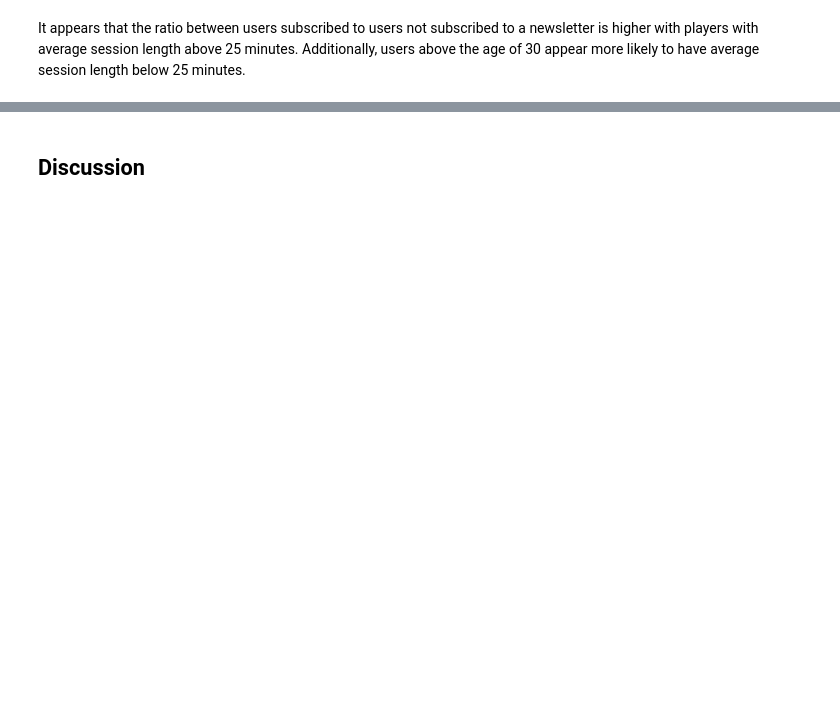
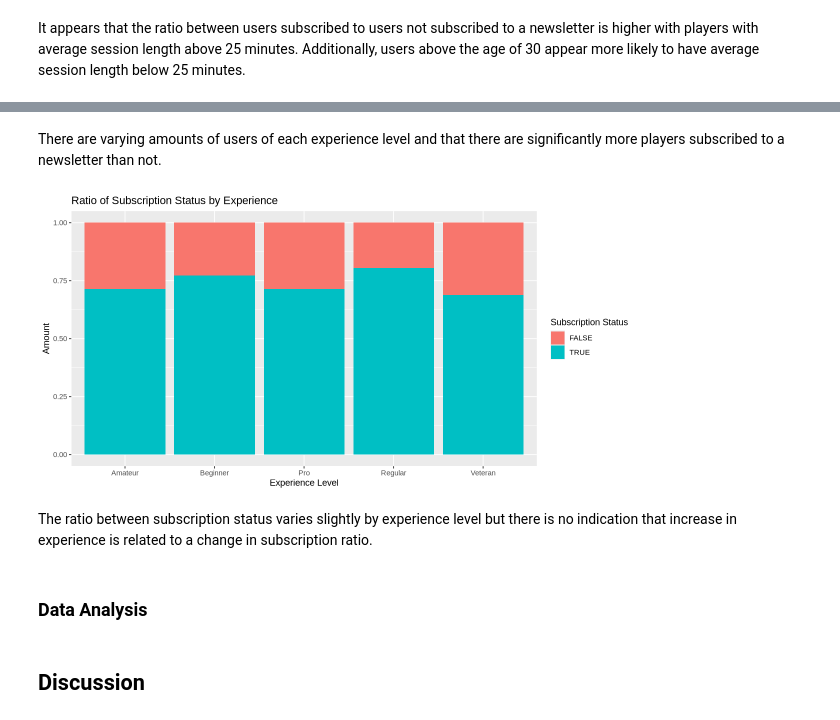
Before and after one commit to skylv777/dsci100_group_project, a Jupyter notebook: group_project.ipynb, the cells around one changed output, grey strips where cells are left out. Drawn from its saved outputs; the diff is of its cells as text; code cells hidden in the pictures; blank space fills up the shorter version.

```diff
--- a/group_project.ipynb
+++ b/group_project.ipynb
@@ -205,0 +244,18 @@ average_age_experience_plot
+# %% [markdown]
+There are varying amounts of users of each experience level and that there are significantly more players subscribed to a newsletter than not.
+# %%
+options(repr.plot.height = 5, repr.plot.width = 10)
+experience_ratio <- players_data |>
+        ggplot(aes(x = experience)) +
+        geom_bar(aes(fill = subscribe), position = "fill") +
+        ggtitle("Ratio of Subscription Status by Experience") +
+        labs(x = "Experience Level",
+             y = "Amount",
+             fill = "Subscription Status")
+experience_ratio
+# %% [output]
+[figure, added]
+# %% [markdown]
+The ratio between subscription status varies slightly by experience level but there is no indication that increase in experience is related to a change in subscription ratio.
+# %% [markdown]
+### Data Analysis
```
Also changed, not shown: parts of 12 cells of this notebook.
